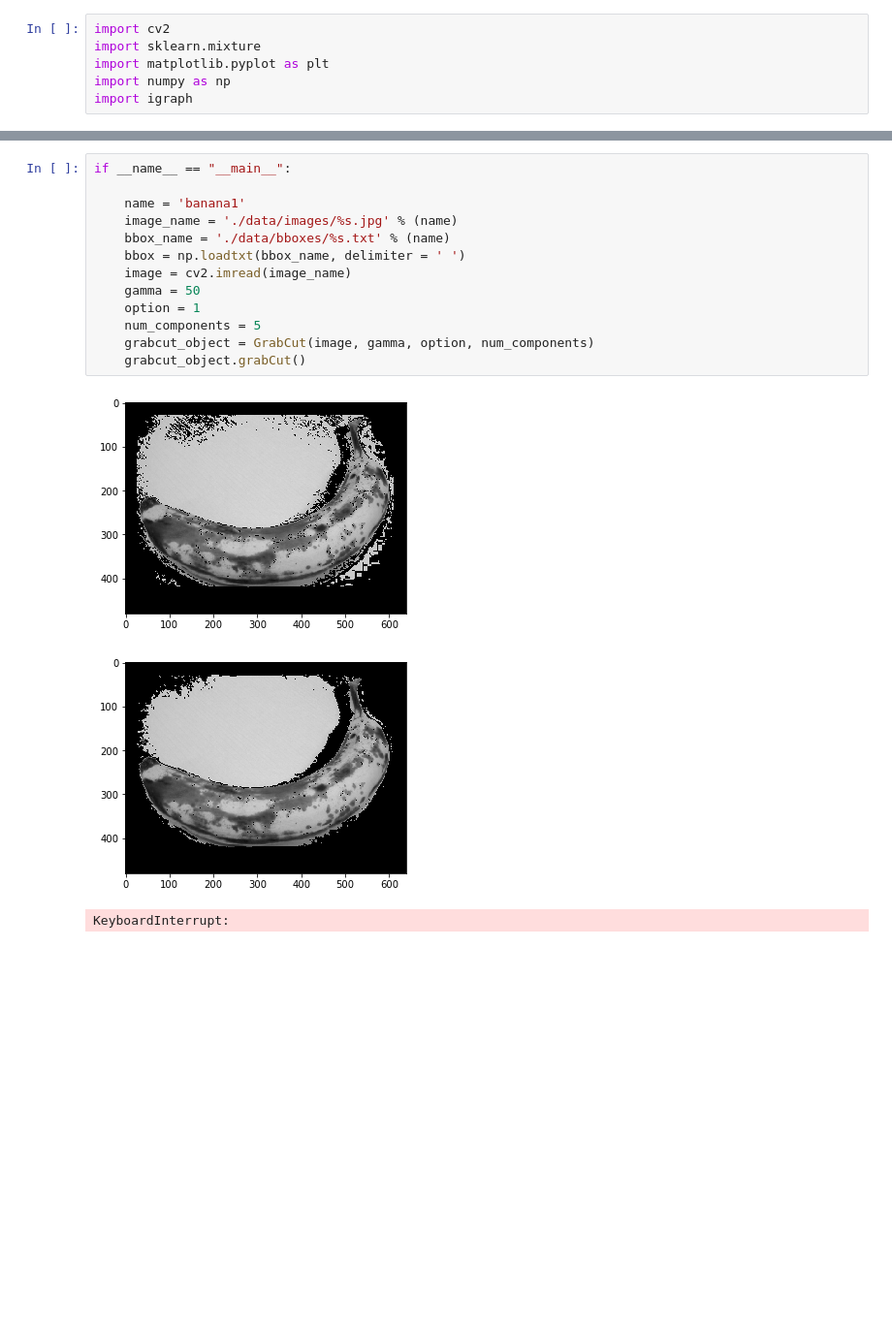
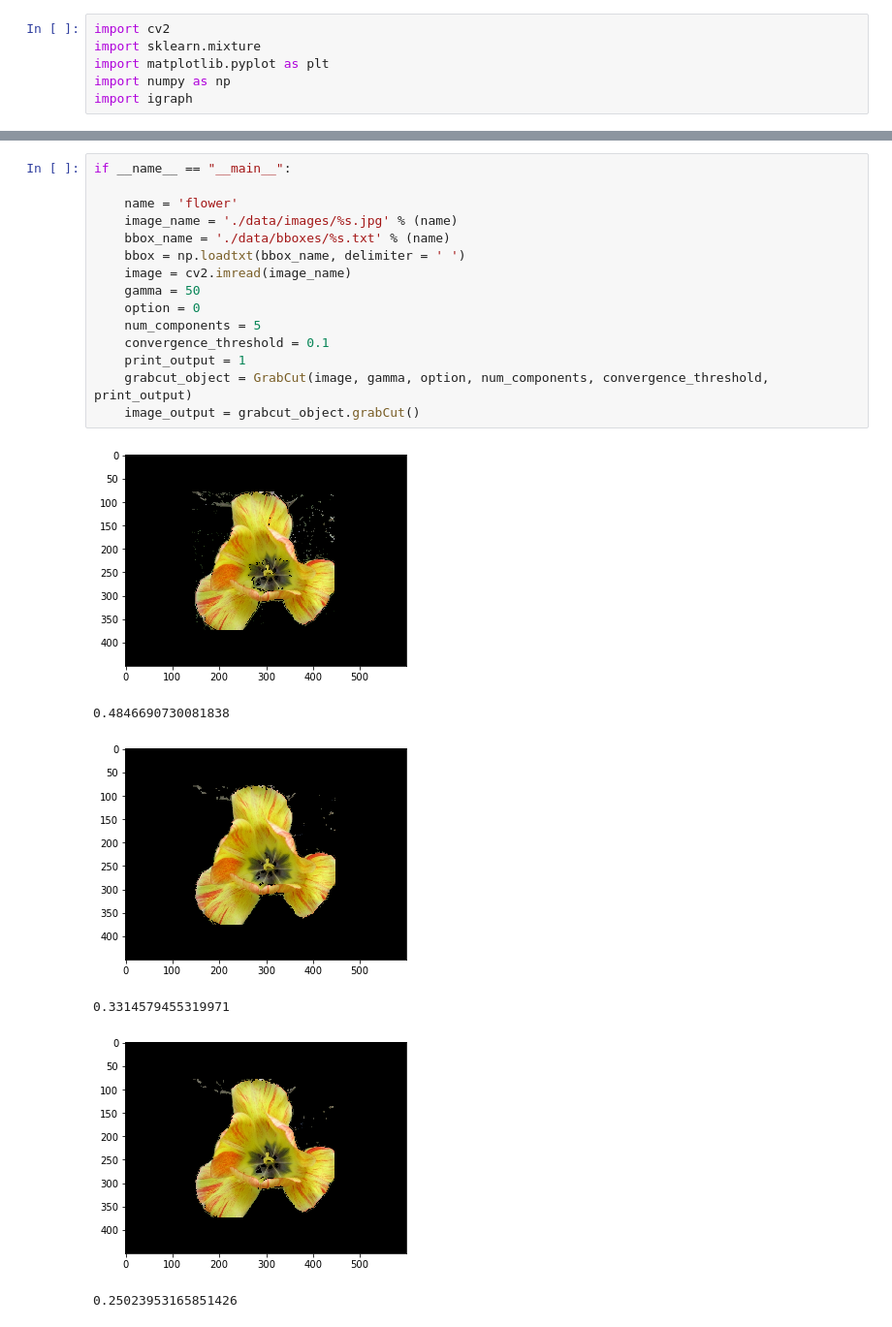
Before and after one commit to RahulSajnani/Computer-vision, a Jupyter notebook: 20171056_Assignment3/20171056_Assignment3_up.ipynb, the cells around one changed output, grey strips where cells are left out. Shown at 97% size. Cells and saved outputs as stored; diff of their text form; blank space fills up the shorter version.

Commit message:
Grabcut done

```diff
--- a/20171056_Assignment3/20171056_Assignment3_up.ipynb
+++ b/20171056_Assignment3/20171056_Assignment3_up.ipynb
@@ -246,17 +325,22 @@ class GrabCut:
 # %%
 if __name__ == "__main__":
 
-    name = 'banana1'
+    name = 'flower'
     image_name = './data/images/%s.jpg' % (name)
     bbox_name = './data/bboxes/%s.txt' % (name)
     bbox = np.loadtxt(bbox_name, delimiter = ' ')
     image = cv2.imread(image_name)
     gamma = 50
-    option = 1
+    option = 0
     num_components = 5
-    grabcut_object = GrabCut(image, gamma, option, num_components)
-    grabcut_object.grabCut()
+    convergence_threshold = 0.1
+    print_output = 1
+    grabcut_object = GrabCut(image, gamma, option, num_components, convergence_threshold, print_output)
+    image_output = grabcut_object.grabCut()
 # %% [output]
-[figure, old version]
+[figure, new version]
+0.4846690730081838
-[figure, old version]
+[figure, new version]
-KeyboardInterrupt:
+0.3314579455319971
+[figure, added]
+0.25023953165851426
```
Also changed, not shown: parts of 19 cells of this notebook, 1 other file.
